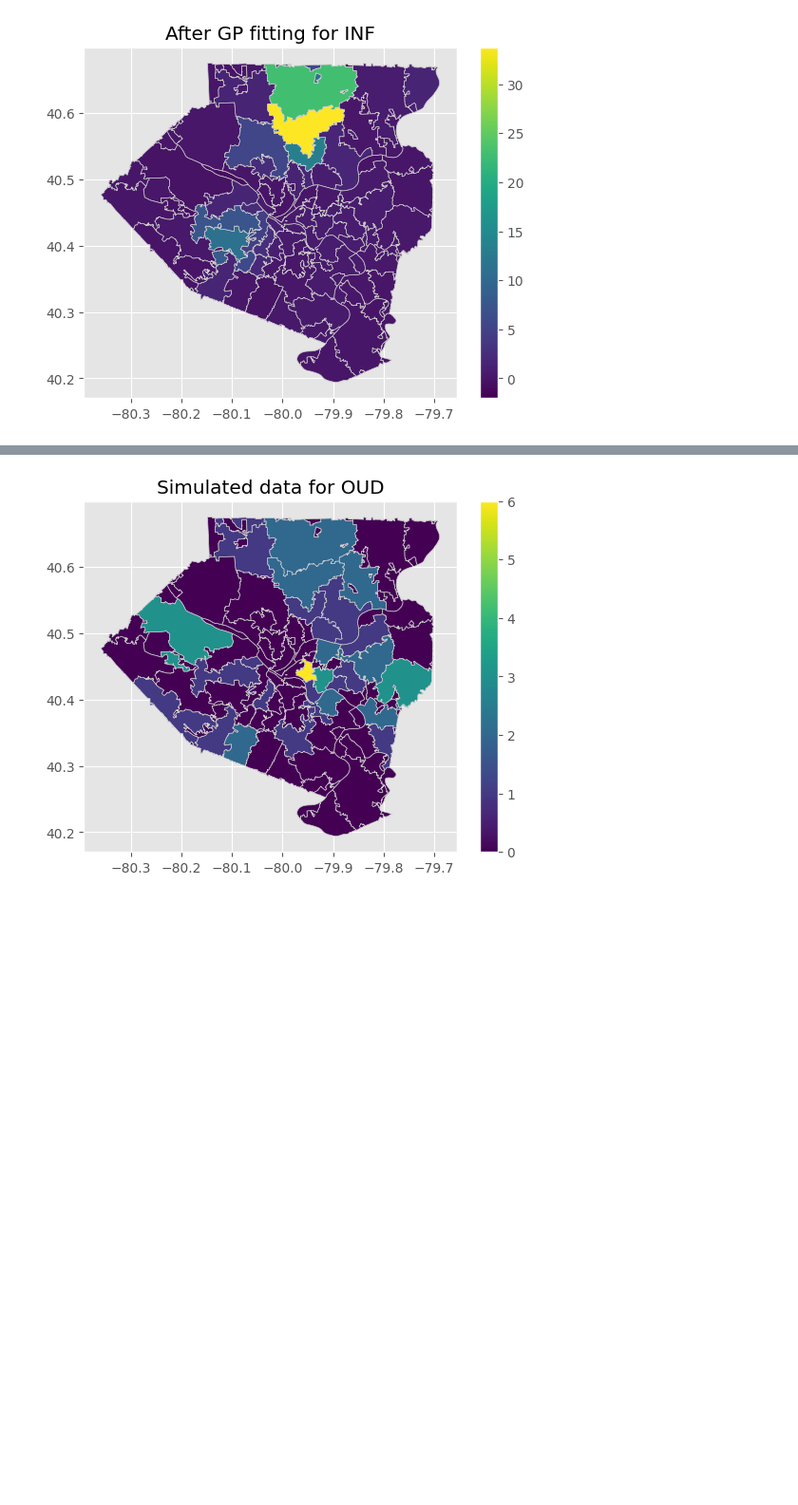
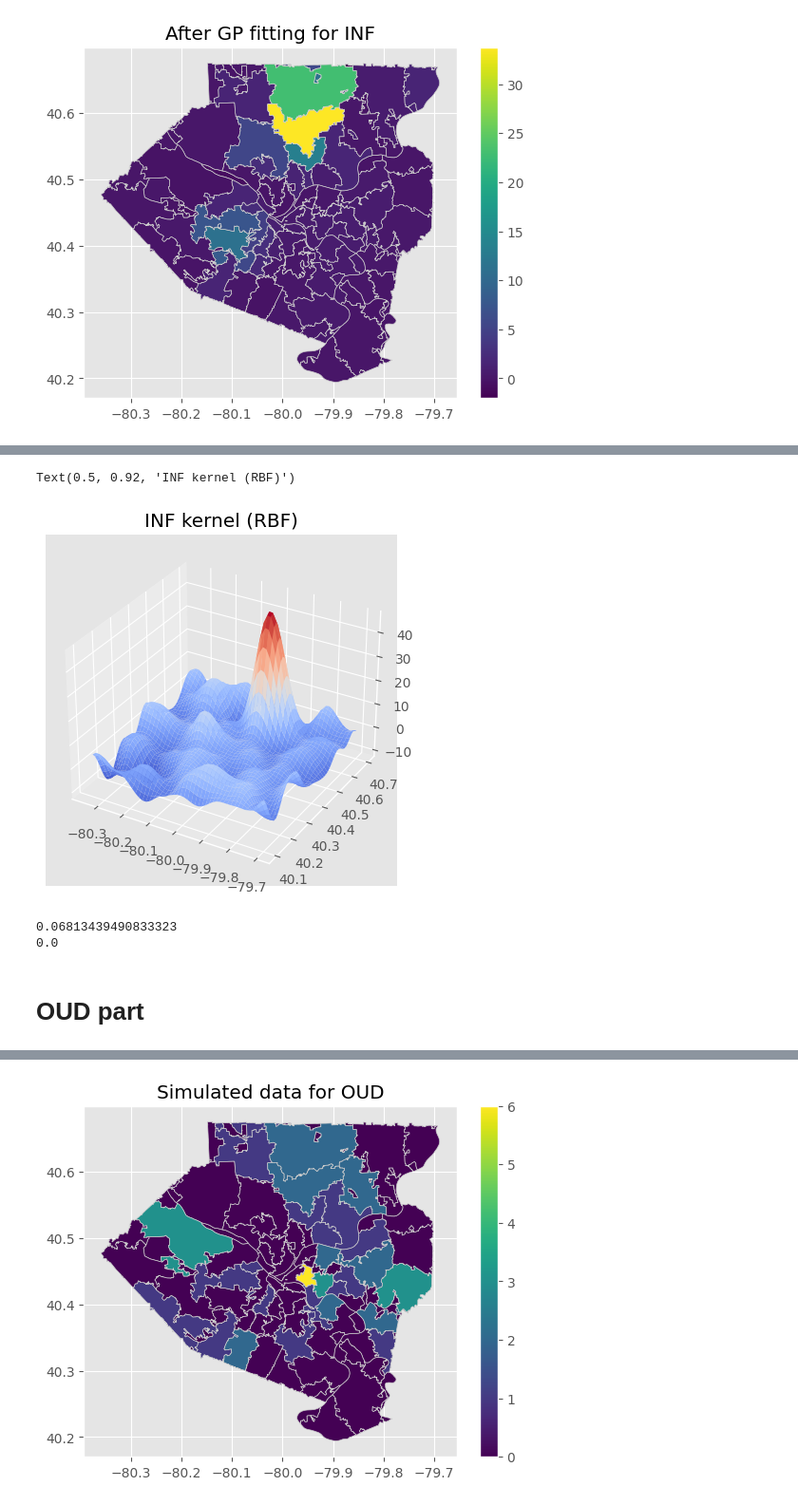
Before and after one commit to abdulrahmanfci/GPFittingPaper, a Jupyter notebook: GPTrain.ipynb, the cells around one changed output, grey strips where cells are left out. Shown at 95% size. Drawn from its saved outputs; the diff is of its cells as text; code cells hidden in the pictures; blank space fills up the shorter version.

```diff
--- a/GPTrain.ipynb
+++ b/GPTrain.ipynb
@@ -103,3 +124,49 @@ new_cov=np.array(new_cov)
+# %%
+import tensorflow as tf
+from matplotlib.axes import Axes
+from matplotlib.cm import coolwarm
+
+n_grid=50
+Xplots = np.linspace(-80.35, -79.7, n_grid)
+yplots = np.linspace(40.1, 40.7, n_grid)
+Xplot1, Xplot2 = np.meshgrid(Xplots, yplots)
+Xplot = np.stack([Xplot1, Xplot2], axis=-1)
+Xplot = Xplot.reshape([n_grid ** 2, 2])
+
+tf.random.set_seed(20220903)
+fs = model.predict_f_samples(Xplot, num_samples=1)
+fs = fs.numpy().reshape((n_grid, n_grid))
+fig = plt.figure()
+ax = plt.axes(projection='3d')
+ax.plot_surface(Xplot1, Xplot2, fs, cmap=coolwarm)
+ax.set_title("INF kernel (RBF)")
+# %% [output]
+Text(0.5, 0.92, 'INF kernel (RBF)')
+[figure, added]
+# %%
+#!pip install libpysal
+#!pip install esda
+from libpysal.weights import lat2W
+from esda.moran import Moran
+import numpy as np
+
+# Use your matrix here, instead of this random one
+Z = np.random.rand(200,150)
+
+# Create the matrix of weigthts
+w = lat2W(new_cov.shape[0], new_cov.shape[1])
+
+# Create the pysal Moran object
+mi = Moran(new_cov, w)
+
+# Verify Moran's I results
+print(mi.I)
+print(mi.p_norm)
+# %% [output]
+0.06813439490833323
+0.0
+# %% [markdown]
+# OUD part
 # %%
 ###############################################################
 #Doing fitting for OUD model
```
Also changed, not shown: parts of 7 cells of this notebook.
